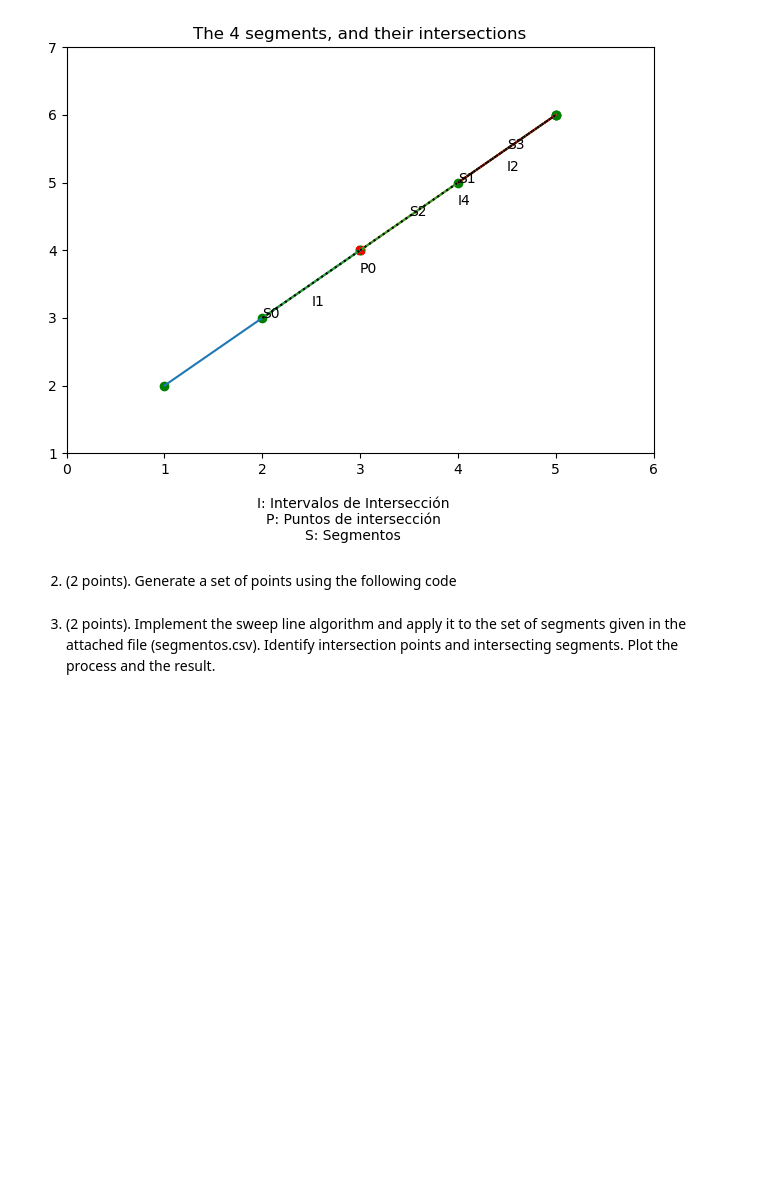
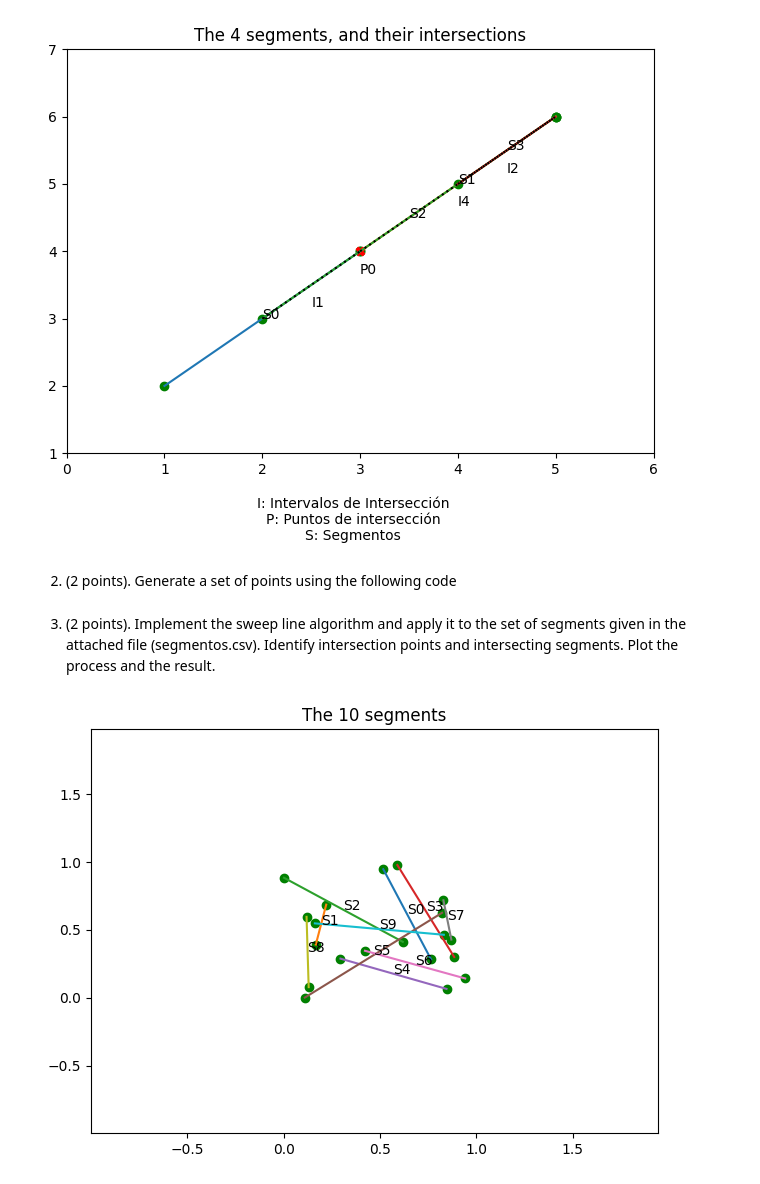
Before and after one commit to DaveAlsina/8tavoSemestre, a Jupyter notebook: geometria/tarea1/tarea1.ipynb, the cells around one changed output. Cells and saved outputs as stored; diff of their text form; code cells hidden in the pictures; blank space fills up the shorter version.

```diff
--- a/geometria/tarea1/tarea1.ipynb
+++ b/geometria/tarea1/tarea1.ipynb
@@ -83,0 +97,5 @@ segments. Plot the process and the result.
+# %%
+sp.plot_many(custom_test_segments, with_labels = True, title = "The 10 segments")
+sp.show()
+# %% [output]
+[figure, added]
```
Also changed, not shown: parts of 5 cells of this notebook, 12 other files.
